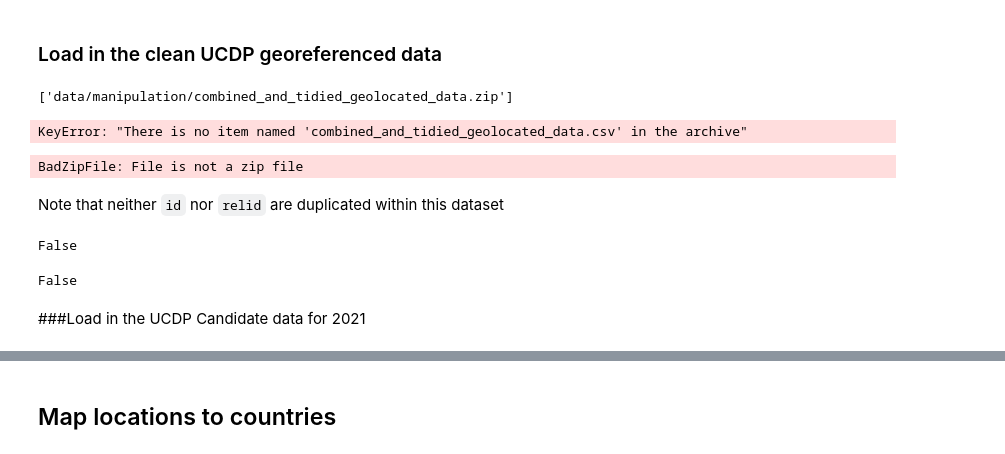
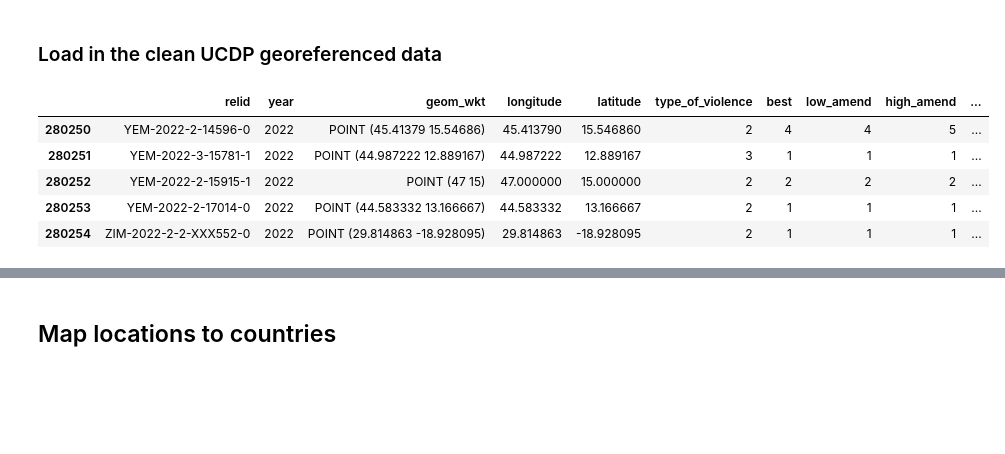
Before and after one commit to owid/notebooks, a Jupyter notebook: JoeHasell/UCDP and PRIO/UCDP_georeferenced/ucdp_country_extract.ipynb, the cells around one changed output, grey strips where cells are left out. Drawn from its saved outputs; the diff is of its cells as text; code cells hidden in the pictures; blank space fills up the shorter version.

```diff
--- a/JoeHasell/UCDP and PRIO/UCDP_georeferenced/ucdp_country_extract.ipynb
+++ b/JoeHasell/UCDP and PRIO/UCDP_georeferenced/ucdp_country_extract.ipynb
@@ -35,33 +35,16 @@ world.head()
 | 4 | Admin-0 country | 0 | 2 | Peru | PER | 0 | 2 | Sovereign country | Peru | PER | ... |
 # %% [markdown]
 ### Load in the clean UCDP georeferenced data
-# %%
-zf = zipfile.ZipFile("data/manipulation/combined_and_tidied_geolocated_data.zip")
-# if you want to see all files inside zip folder
-zf.namelist()
-# %% [output]
-['data/manipulation/combined_and_tidied_geolocated_data.zip']
 # %%
-# # now read your csv file
+zf = zipfile.ZipFile("data/manipulation/combined_and_tidied_geolocated_data.csv.zip")
+
 df = pd.read_csv(zf.open('combined_and_tidied_geolocated_data.csv'))
+
+df.tail()
 # %% [output]
-KeyError: "There is no item named 'combined_and_tidied_geolocated_data.csv' in the archive"
+|  | relid | year | geom_wkt | longitude | latitude | type_of_violence | best | low_amend | high_amend | ... |
+| 280250 | YEM-2022-2-14596-0 | 2022 | POINT (45.41379 15.54686) | 45.413790 | 15.546860 | 2 | 4 | 4 | 5 | ... |
+| 280251 | YEM-2022-3-15781-1 | 2022 | POINT (44.987222 12.889167) | 44.987222 | 12.889167 | 3 | 1 | 1 | 1 | ... |
+| 280252 | YEM-2022-2-15915-1 | 2022 | POINT (47 15) | 47.000000 | 15.000000 | 2 | 2 | 2 | 2 | ... |
+| 280253 | YEM-2022-2-17014-0 | 2022 | POINT (44.583332 13.166667) | 44.583332 | 13.166667 | 2 | 1 | 1 | 1 | ... |
+| 280254 | ZIM-2022-2-2-XXX552-0 | 2022 | POINT (29.814863 -18.928095) | 29.814863 | -18.928095 | 2 | 1 | 1 | 1 | ... |
-# %%
-xy_file = ZipFile("data/manipulation/combined_and_tidied_geolocated_data.csv.zip")
-
-df_candidate_annual = pd.read_csv(xy_file.open('combined_and_tidied_geolocated_data.csv'))
-df_candidate_annual.tail()
-# %% [output]
-BadZipFile: File is not a zip file
-# %% [markdown]
-Note that neither `id` nor `relid` are duplicated within this dataset
-# %%
-any(df_ged[['id']].duplicated())
-# %% [output]
-False
-# %%
-any(df_ged[['relid']].duplicated())
-# %% [output]
-False
-# %% [markdown]
-###Load in the UCDP Candidate data for 2021
```
Also changed, not shown: parts of 18 cells of this notebook, 4 other files.
